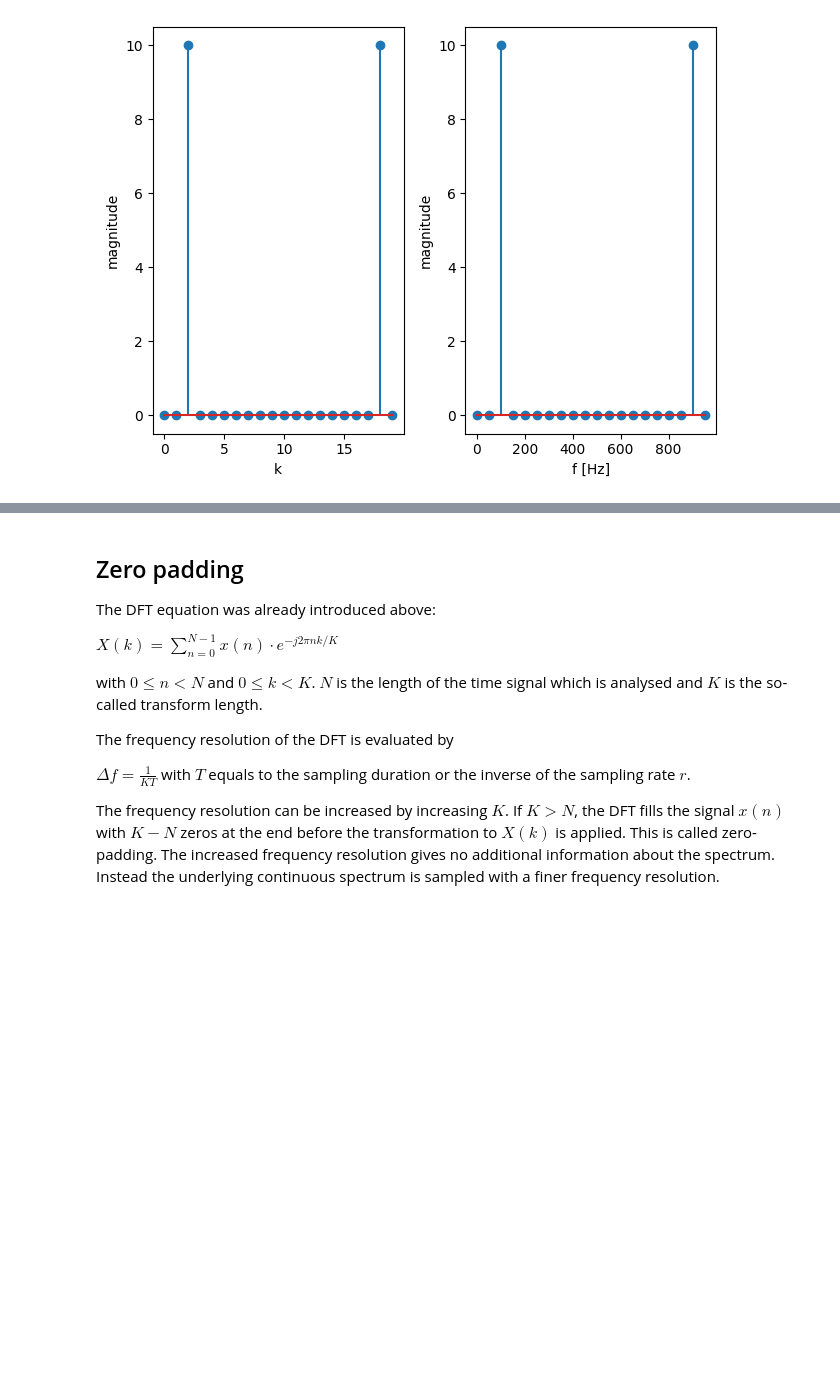
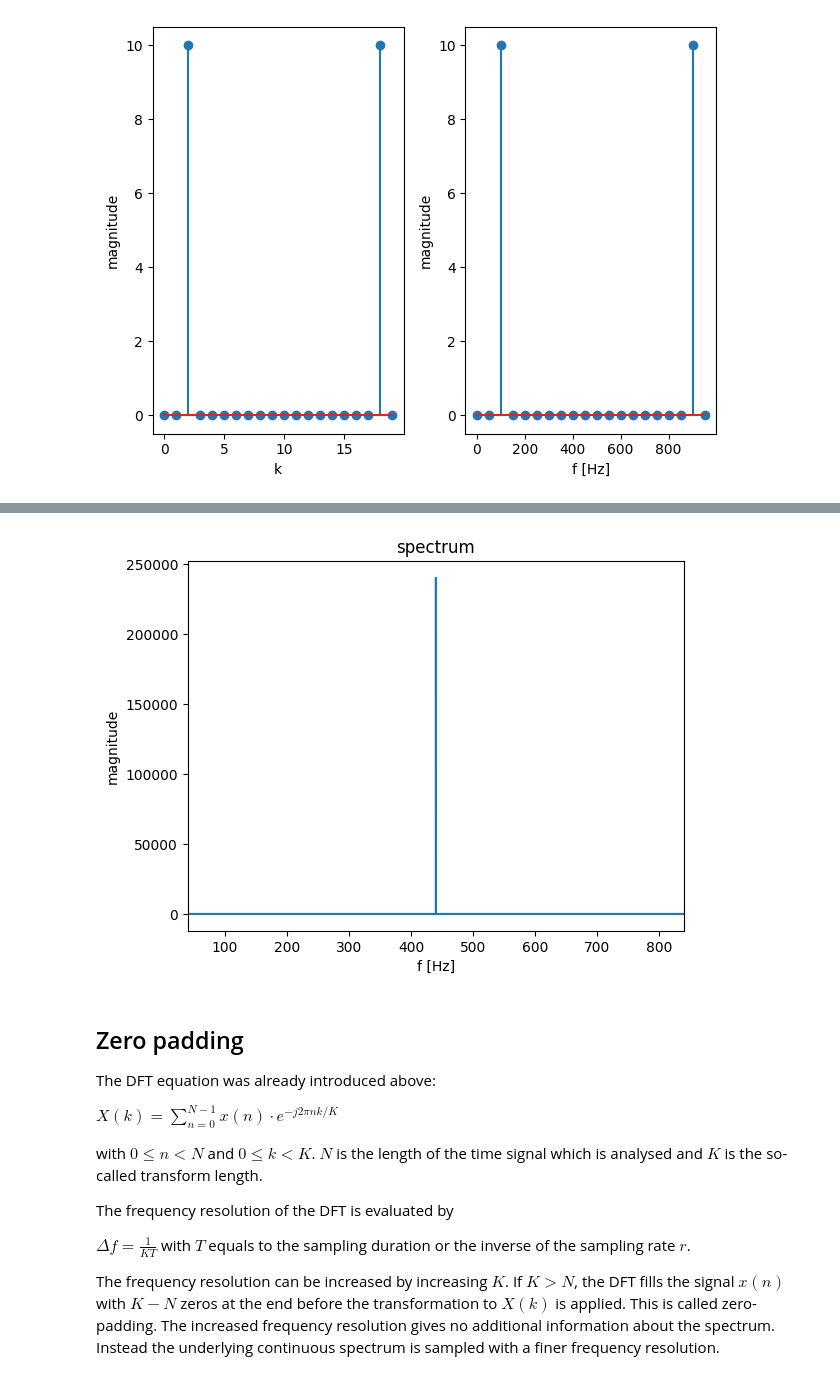
Before and after one commit to spiertz/VoiceControl, a Jupyter notebook: Week03_Preprocessing_DiscreteFourierTransform/01_DiscreteFourierTransform.ipynb, the cells around one changed output, grey strips where cells are left out. Saved outputs shown, nothing was run; the diff lists cells and outputs as text; code cells hidden in the pictures; blank space fills up the shorter version.

```diff
--- a/Week03_Preprocessing_DiscreteFourierTransform/01_DiscreteFourierTransform.ipynb
+++ b/Week03_Preprocessing_DiscreteFourierTransform/01_DiscreteFourierTransform.ipynb
@@ -101,3 +107,23 @@ plt.show()
+# %%
+r = 48000
+Frequency = 440 # frequency in Hertz
+DurationInSeconds = 10
+t = np.arange(DurationInSeconds*r)/r
+x = np.sin(2*np.pi*Frequency*t)
+K = x.shape[0]
+Delta_f = r / K
+X = np.abs(np.fft.fft(x, K))
+f = np.arange(X.shape[0]) * Delta_f
+plt.plot(f, X)
+plt.xlim(Frequency-400, Frequency+400)
+plt.xlabel('f [Hz]')
+plt.ylabel('magnitude')
+plt.title('spectrum')
+plt.show()
+
+WaveFileHandling.WriteWaveAsNumpyArray(x, r, 'sinus.wav')
+# %% [output]
+[figure, added]
 # %% [markdown]
 ## Zero padding
 
```
Also changed, not shown: parts of 3 cells of this notebook, 22 other files.
